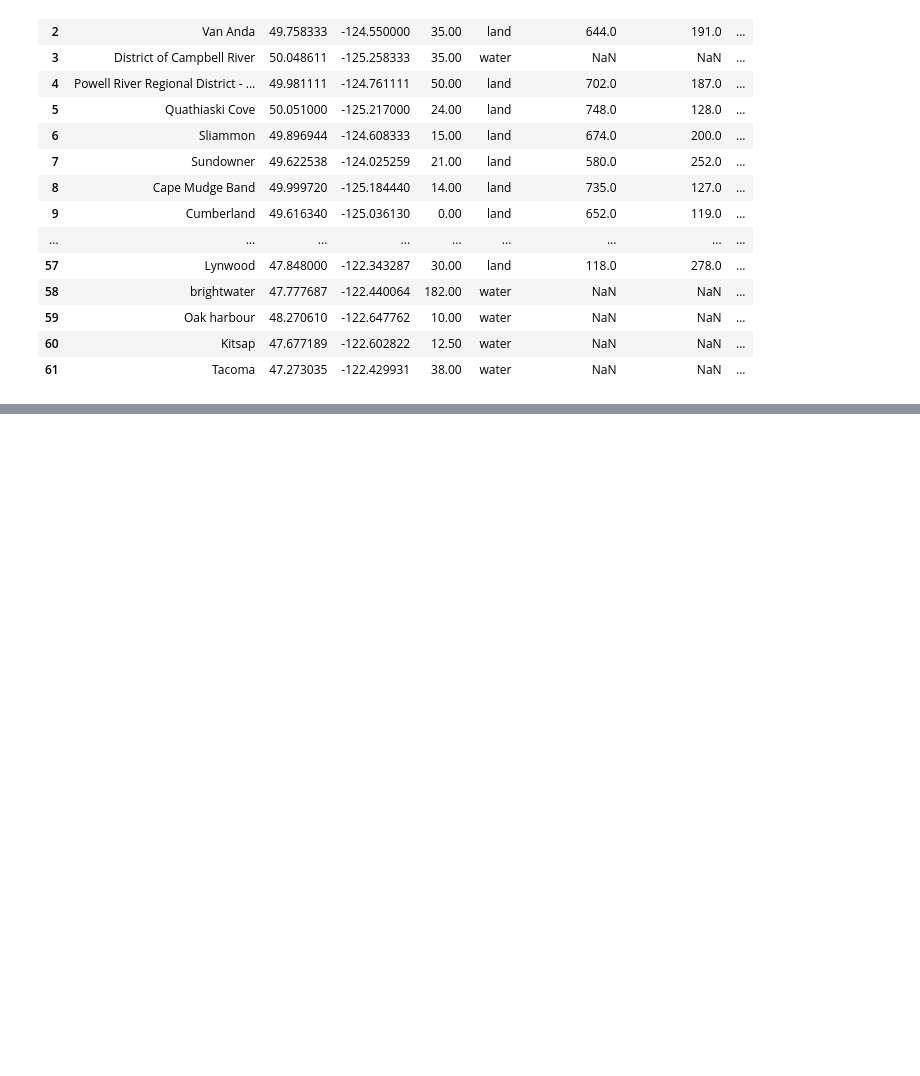
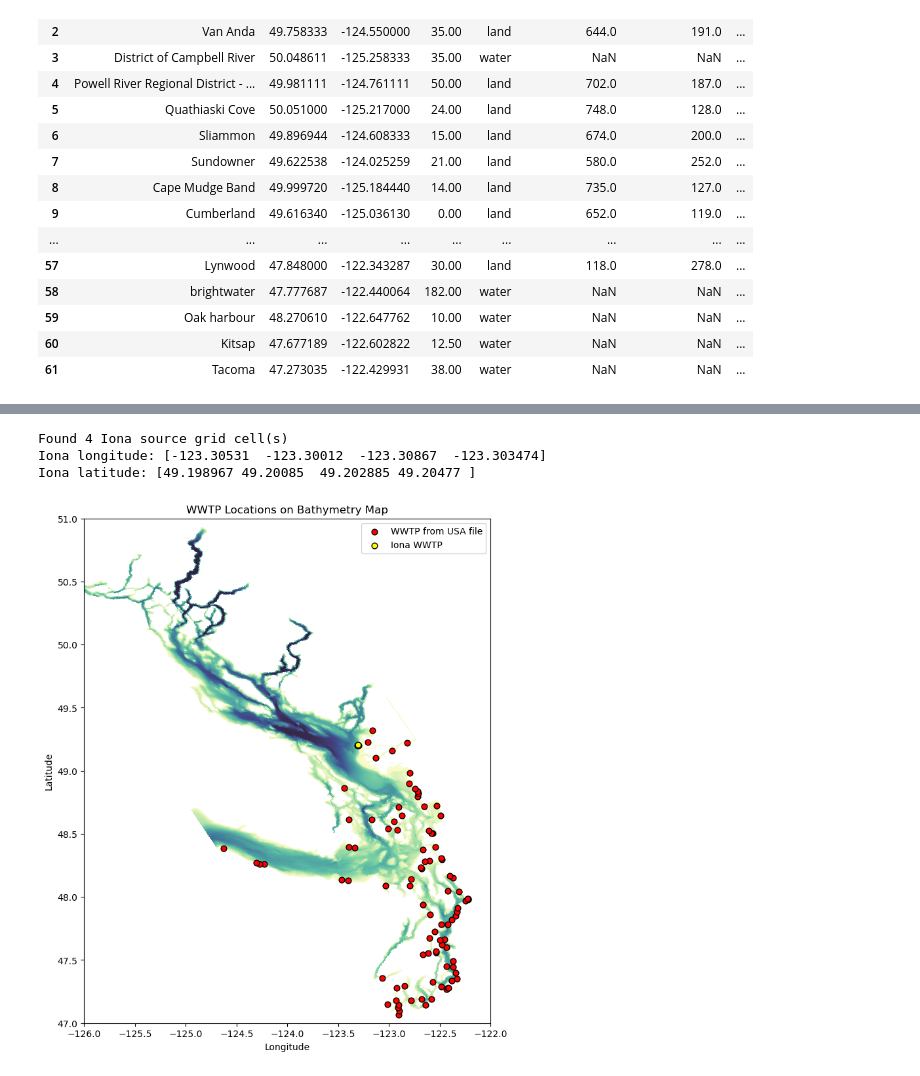
Before and after one commit to SalishSeaCast/analysis-dishika, a Jupyter notebook: notebooks/grid_cell.ipynb, the cells around one changed output, grey strips where cells are left out. Saved outputs shown, nothing was run; the diff lists cells and outputs as text; code cells hidden in the pictures; blank space fills up the shorter version.

```diff
--- a/notebooks/grid_cell.ipynb
+++ b/notebooks/grid_cell.ipynb
@@ -600,0 +906,35 @@ plt.show()
+# %%
+iona_flux_max = file_iona["flux"].max(dim="time_counter").fillna(0)
+iona_y, iona_x = np.where(iona_flux_max.values > 0)
+
+print(f"Found {len(iona_y)} Iona source grid cell(s)")
+
+iona_lon_grid = file_iona["nav_lon"].values
+iona_lat_grid = file_iona["nav_lat"].values
+
+iona_lon = iona_lon_grid[iona_y, iona_x]
+iona_lat = iona_lat_grid[iona_y, iona_x]
+
+print("Iona longitude:", iona_lon)
+print("Iona latitude:", iona_lat)
+# %% [output]
+Found 4 Iona source grid cell(s)
+Iona longitude: [-123.30531  -123.30012  -123.30867  -123.303474]
+Iona latitude: [49.198967 49.20085  49.202885 49.20477 ]
+# %%
+fig, ax = plt.subplots(figsize=(8, 10))
+
+mesh = ax.pcolormesh(lon_grid,lat_grid,bathy_data,cmap=cm.deep,vmin=0,vmax=450,shading="auto")
+
+ax.scatter(wwtp_locs_usa["lon"],wwtp_locs_usa["lat"],color="red",edgecolors="black",s=40,label="WWTP from USA file")
+ax.scatter(iona_lon,iona_lat,color="yellow",edgecolor="black",s=40,label="Iona WWTP")
+
+ax.set_xlabel("Longitude")
+ax.set_xlim(-126, -122)
+ax.set_ylabel("Latitude")
+ax.set_ylim(47, 51)
+ax.set_title("WWTP Locations on Bathymetry Map")
+ax.legend()
+plt.show()
+# %% [output]
+[figure, added]
```
Also changed, not shown: parts of 44 cells of this notebook.
